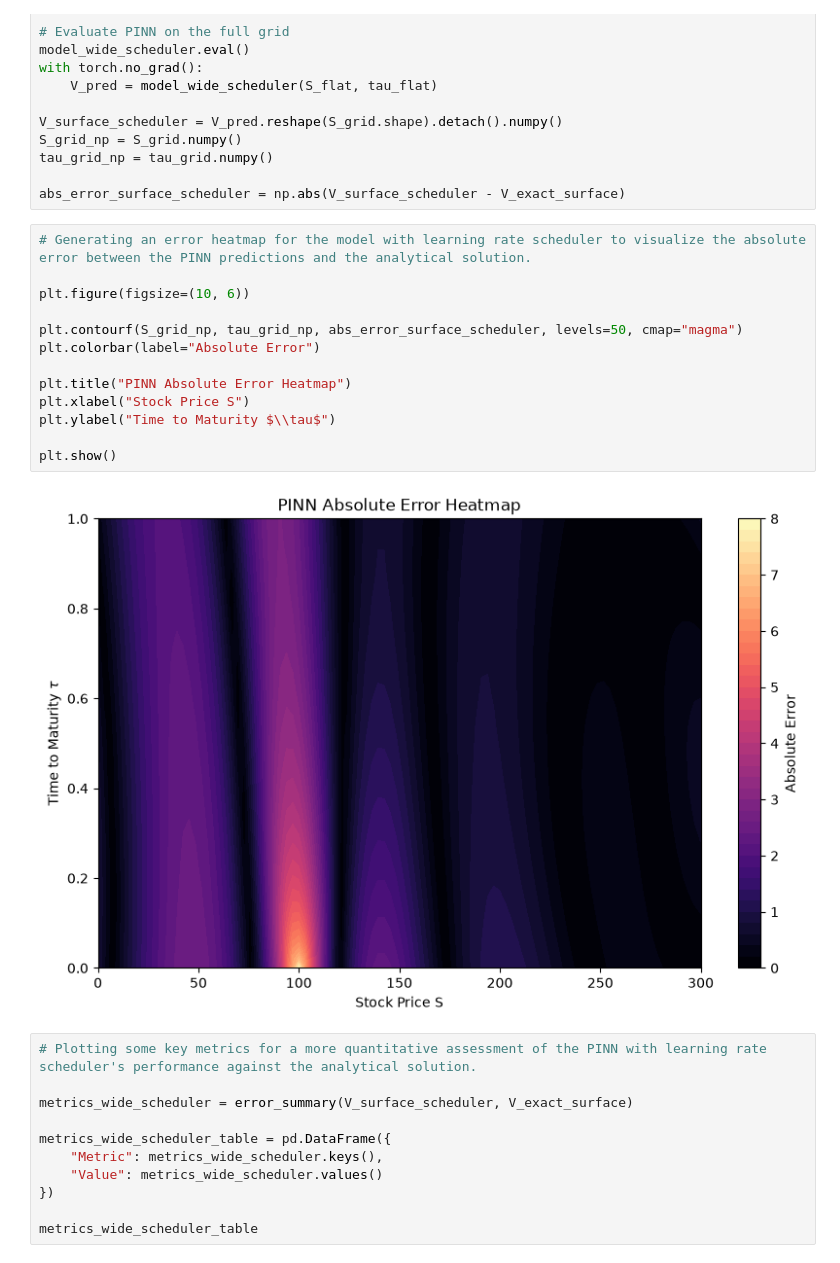
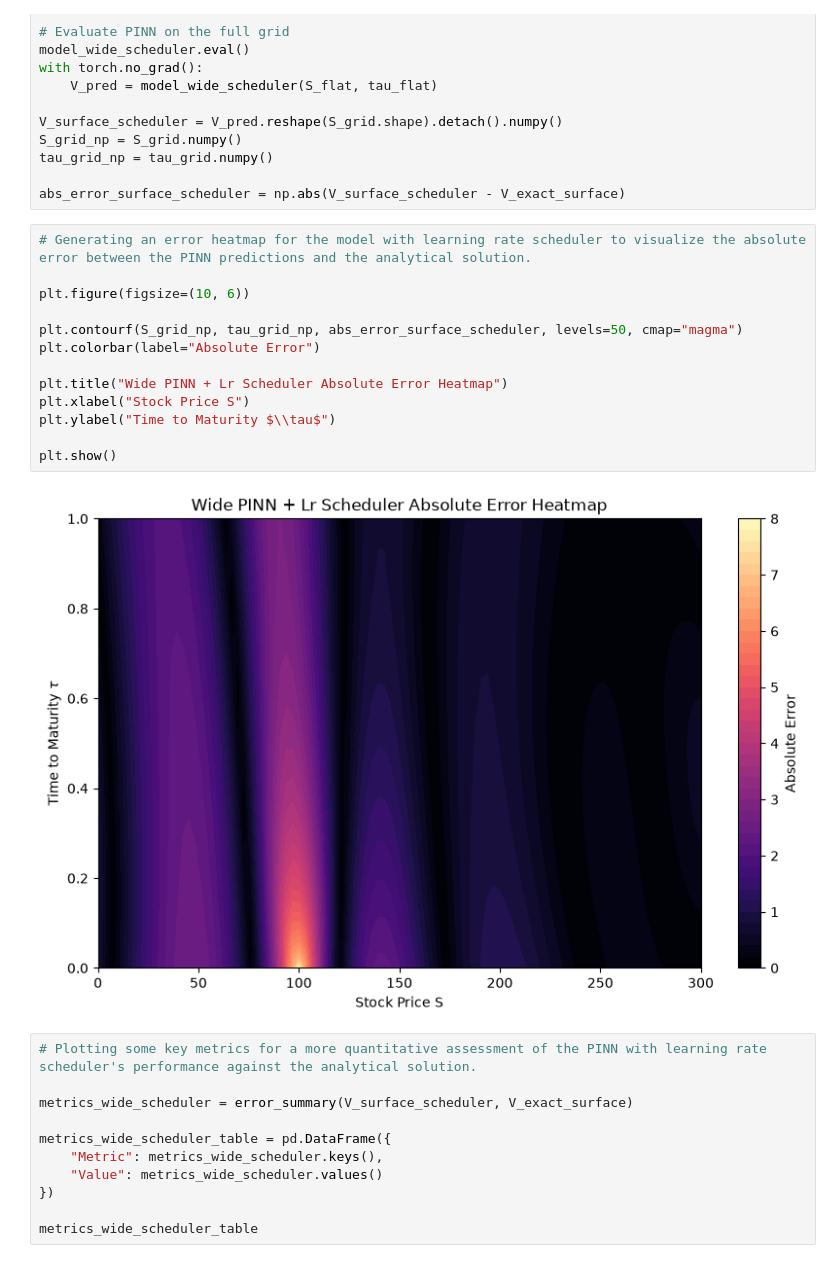
Before and after one commit to dylan-sinnott/black-scholes-pinn-pikan-benchmark, a Jupyter notebook: notebooks/03_pinn.ipynb, the cells around one changed output. Cells and saved outputs as stored; diff of their text form.

```diff
--- a/notebooks/03_pinn.ipynb
+++ b/notebooks/03_pinn.ipynb
@@ -511,18 +511,18 @@ abs_error_surface_scheduler = np.abs(V_surface_scheduler - V_exact_surface)
 # %%
 # Generating an error heatmap for the model with learning rate scheduler to visualize the absolute error between the PINN predictions and the analytical solution.
 
 plt.figure(figsize=(10, 6))
 
 plt.contourf(S_grid_np, tau_grid_np, abs_error_surface_scheduler, levels=50, cmap="magma")
 plt.colorbar(label="Absolute Error")
 
-plt.title("PINN Absolute Error Heatmap")
+plt.title("Wide PINN + Lr Scheduler Absolute Error Heatmap")
 plt.xlabel("Stock Price S")
 plt.ylabel("Time to Maturity $\\tau$")
 
 plt.show()
 # %% [output]
-[figure, old version]
+[figure, new version]
 # %%
 # Plotting some key metrics for a more quantitative assessment of the PINN with learning rate scheduler's performance against the analytical solution.
 
```
Also changed, not shown: parts of 8 cells of this notebook, 17 other files.
